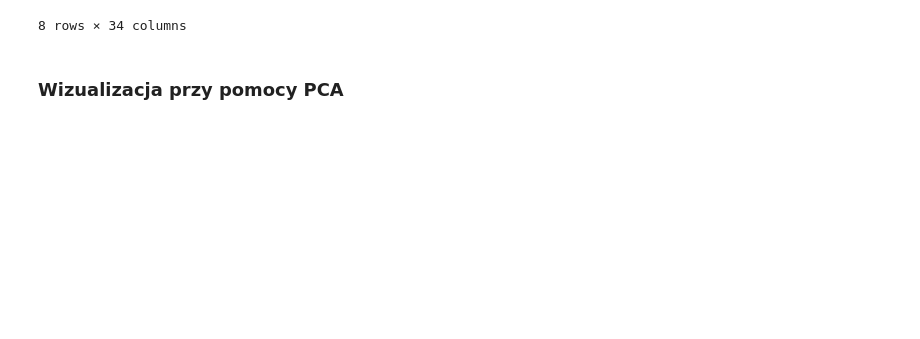
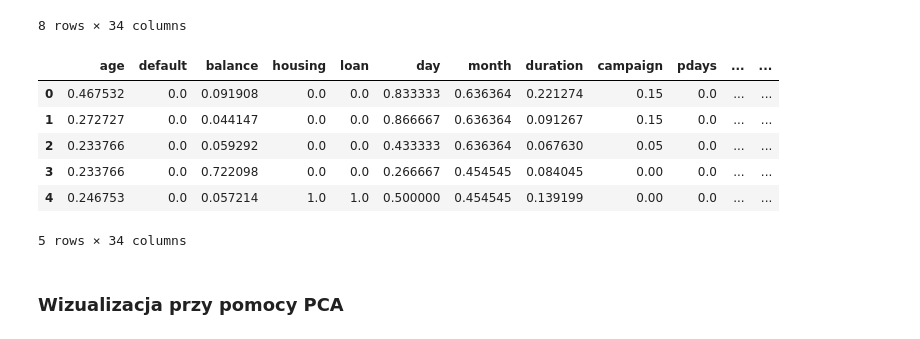
Before and after one commit to SawickiK/ML-Clustering, a Jupyter notebook: ClusteringNanowo.ipynb, the cells around one changed output. Saved outputs shown, nothing was run; the diff lists cells and outputs as text; code cells hidden in the pictures; blank space fills up the shorter version.

```diff
--- a/ClusteringNanowo.ipynb
+++ b/ClusteringNanowo.ipynb
@@ -39,5 +39,15 @@ df.describe()
 | 75% | 0.389610 | 0.000000 | 0.113536 | 1.000000 | 0.000000 | 0.666667 | 0.636364 | 0.202232 | 0.100000 | 0.000000 | ... | ... |
 | max | 1.000000 | 1.000000 | 1.000000 | 1.000000 | 1.000000 | 1.000000 | 1.000000 | 1.000000 | 1.000000 | 1.000000 | ... | ... |
 8 rows × 34 columns
+# %%
+df.head()
+# %% [output]
+|  | age | default | balance | housing | loan | day | month | duration | campaign | pdays | ... | ... |
+| 0 | 0.467532 | 0.0 | 0.091908 | 0.0 | 0.0 | 0.833333 | 0.636364 | 0.221274 | 0.15 | 0.0 | ... | ... |
+| 1 | 0.272727 | 0.0 | 0.044147 | 0.0 | 0.0 | 0.866667 | 0.636364 | 0.091267 | 0.15 | 0.0 | ... | ... |
+| 2 | 0.233766 | 0.0 | 0.059292 | 0.0 | 0.0 | 0.433333 | 0.636364 | 0.067630 | 0.05 | 0.0 | ... | ... |
+| 3 | 0.233766 | 0.0 | 0.722098 | 0.0 | 0.0 | 0.266667 | 0.454545 | 0.084045 | 0.00 | 0.0 | ... | ... |
+| 4 | 0.246753 | 0.0 | 0.057214 | 1.0 | 1.0 | 0.500000 | 0.454545 | 0.139199 | 0.00 | 0.0 | ... | ... |
+5 rows × 34 columns
 # %% [markdown]
 ### Wizualizacja przy pomocy PCA
```
Also changed, not shown: parts of 20 cells of this notebook.
